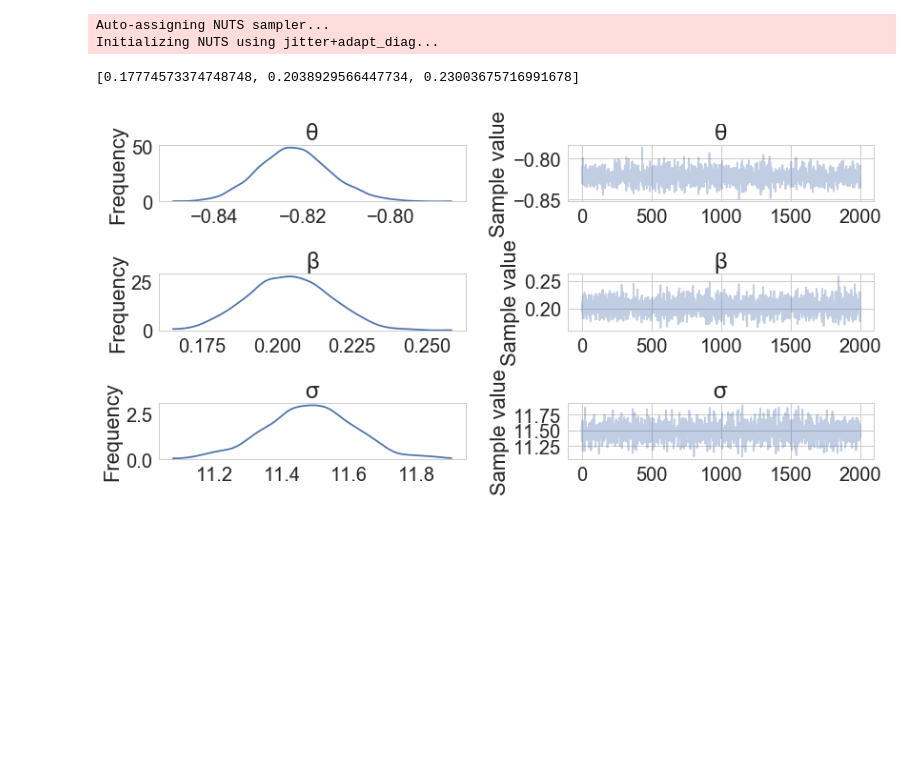
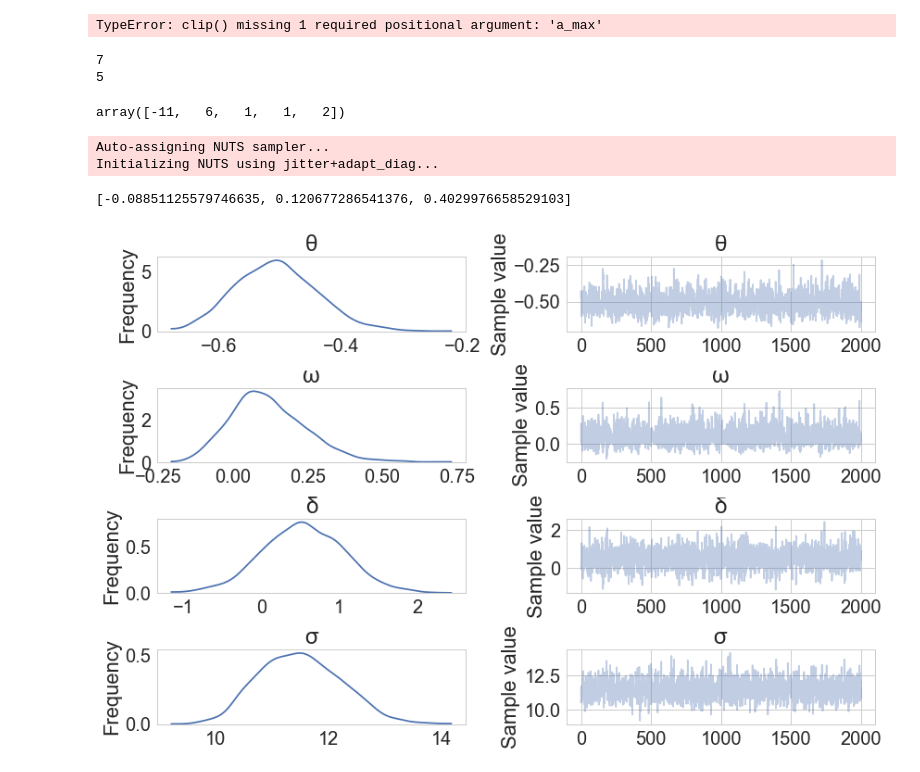
Before and after one commit to drewfustin/talks__time-series-experiments, a Jupyter notebook: Interrupted Time Series.ipynb, the cells around one changed output. Drawn from its saved outputs; the diff is of its cells as text; code cells hidden in the pictures; blank space fills up the shorter version.

```diff
--- a/Interrupted Time Series.ipynb
+++ b/Interrupted Time Series.ipynb
@@ -85,45 +152,72 @@ df
+# %%
+result, updates = theano.scan(fn=lambda prior_result, A: prior_result * A,
+                              outputs_info=T.ones_like(A),
+                              non_sequences=A,
+                              n_steps=k)
+# %% [output]
+TypeError: clip() missing 1 required positional argument: 'a_max'
+# %%
+order = 1
+period = 2
+
+X = pd.Series([1, 7, 2, 3, 5, 8, 13])
+for _ in range(order):
+    print(len(X))
+    X = np.diff(X, period)
+print(len(X))
+X
+# %% [output]
+7
+5
+array([-11,   6,   1,   1,   2])
 # %%
 import pymc3 as pm
 from theano import scan, shared
 import theano.tensor as tt
 
 def build_model(X, treatment_start, treatment_observations):
     time_seen = pd.to_datetime(treatment_start) + pd.DateOffset(treatment_observations - 1)
     y = shared(X[:time_seen].values)
     y_switch = shared(X[:time_seen].index < treatment_start)
     with pm.Model() as i1ma1:
-        σ = pm.HalfCauchy('σ', beta=2.)
-        θ = pm.Normal('θ', 0., sd=2.)
-        β = pm.Normal('β', 0., sd=5.)
+        σ = pm.HalfCauchy('σ', beta=10.)
+        θ = pm.Normal('θ', 0., sd=1.)
+        ω = pm.Normal('ω', 0., sd=5.)
+        δ = pm.Normal('δ', 0., sd=5.)
 
-        y_adj = tt.switch(y_switch, y, y - tt.dot(y, β))
-
-        ε0 = tt.zeros_like(y_adj)
-
-        def calc_next(y_lag1, y_lag0, ε, θ):
-            return y_lag0 - y_lag1 - θ * ε
-
-        ε, _ = scan(fn=calc_next,
+        # ARIMA (0, 1, 1)
+        # ---------------
+        # (1 - φB) * y[t] = (1 - θB) * ε[t]
+        # y[t] - φ * y[t-1] = ε[t] - θ * ε[t-1]
+        # ε[t] = (y[t] - μ) - (φ * (y[t-1] - μ) + θ * ε[t-1])
+        # ε[t] = y[t] - (φ * y[t-1] + θ * ε[t-1]) - μ * (1 + φ)
+        #
+        # (1 - B) (y[t] - μ) = (1 + θB) ε[t]
+        # y[t] - y[t-1] = ε[t] + θ * ε[t-1]
+        # ε[t] = y[t] - y[t-1] - θ * ε[t-1]
+        y_adj = tt.switch(y_switch, y, tt.dot(y, tt.inv(1 + ω)))
+        ε0 = y_adj[0] - 2 * δ
+        ε, _ = scan(fn=lambda y_lag1, y_lag0, ε_prior, θ, δ: y_lag0 - y_lag1 - θ * ε_prior - δ,
                     sequences=dict(input=y_adj, taps=[-1, 0]),
                     outputs_info=[ε0],
-                    non_sequences=[θ])
+                    non_sequences=[θ, δ])
 
         pm.Potential('like', pm.Normal.dist(0, sd=σ).logp(ε))
     return i1ma1
 
-treatment_observations = 1
+treatment_observations = 4
 with build_model(df['transactions_with_response'],
                  treatment_start,
                  treatment_observations):
     trace = pm.sample(2000)
 
 pm.traceplot(trace, combined=True)
 print('[{lower}, {expectation}, {upper}]'.format(
-    expectation=trace['β'].mean(),
-    lower=np.percentile(trace['β'], (1 - 0.95) / 2 * 100),
-    upper=np.percentile(trace['β'], (1 - (1 - 0.95) / 2) * 100)))
+    expectation=trace['ω'].mean(),
+    lower=np.percentile(trace['ω'], (1 - 0.95) / 2 * 100),
+    upper=np.percentile(trace['ω'], (1 - (1 - 0.95) / 2) * 100)))
 # %% [output]
 Auto-assigning NUTS sampler...
 Initializing NUTS using jitter+adapt_diag...
-[0.17774573374748748, 0.2038929566447734, 0.23003675716991678]
+[-0.08851125579746635, 0.120677286541376, 0.4029976658529103]
-[figure, old version]
+[figure, new version]
```
Also changed, not shown: parts of 13 cells of this notebook, 9 other files.
